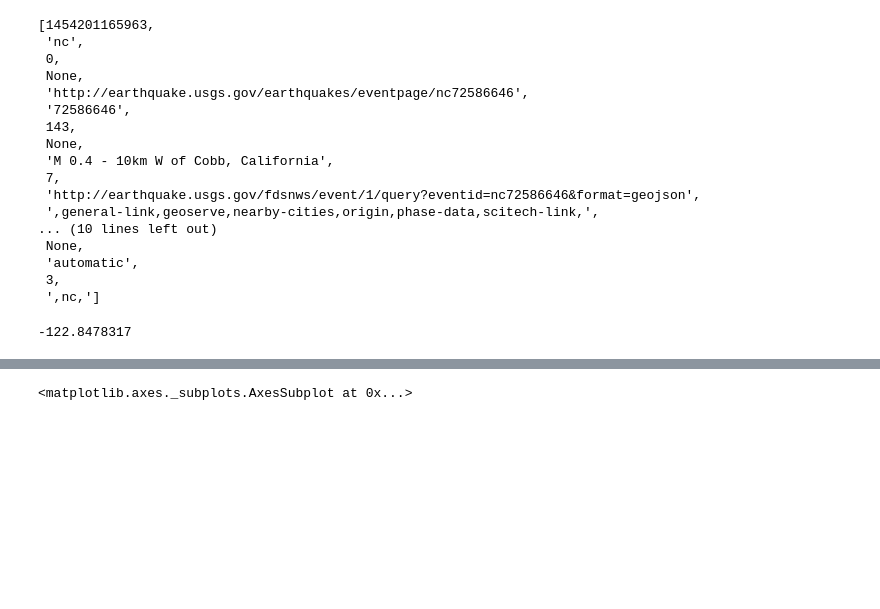
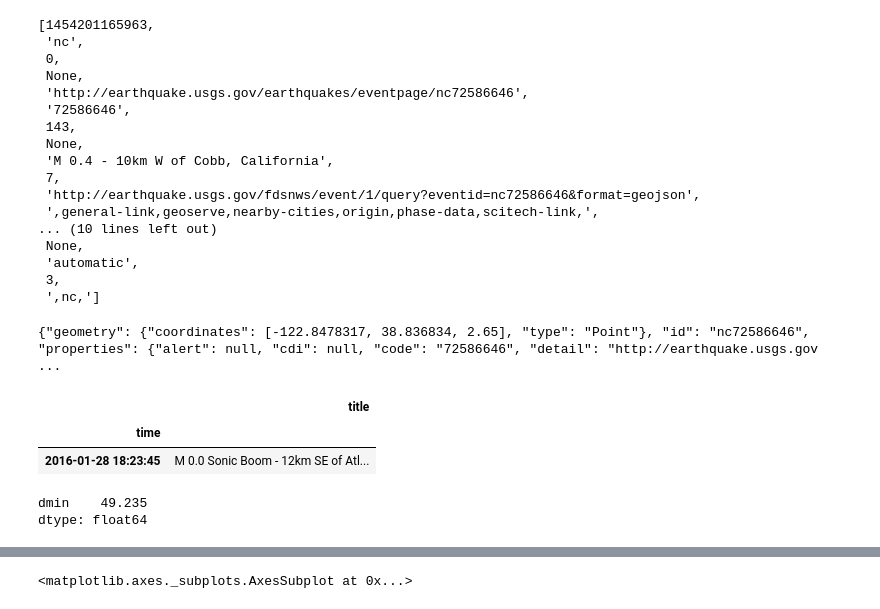
Before and after one commit to nilavghosh/EarthQuakeAnalysis, a Jupyter notebook: Earthquake_Data.ipynb, the cells around one changed output, grey strips where cells are left out. Drawn from its saved outputs; the diff is of its cells as text; code cells hidden in the pictures; blank space fills up the shorter version.

```diff
--- a/Earthquake_Data.ipynb
+++ b/Earthquake_Data.ipynb
@@ -163,7 +141,7 @@ annual_earthquakes = pickle.load( open( "earthquake_2016.p", "rb" ) )
 # %%
-annual_earthquakes[0].geometry.coordinates[0]
+annual_earthquakes[0]
 # %% [output]
--122.8478317
+{"geometry": {"coordinates": [-122.8478317, 38.836834, 2.65], "type": "Point"}, "id": "nc72586646", "properties": {"alert": null, "cdi": null, "code": "72586646", "detail": "http://earthquake.usgs.gov ...
 # %%
 cnt = 0
 proplist = list()
@@ -185,3 +163,17 @@ df.index = pd.to_datetime(df.index ,unit='ms')
 df = df.convert_objects(convert_numeric=True)
 df = df.fillna(0)
 df = df.sort_index()
+# %%
+# Sonic Boom
+df[df.index == '2016-01-28 18:23:45.000' ][['title']]
+
+# df[df.index == '2016-01-17 10:21:00.190' ][['title']]
+# %% [output]
+|  | title |
+| time |  |
+| 2016-01-28 18:23:45 | M 0.0 Sonic Boom - 12km SE of Atl... |
+# %%
+df[['dmin']].max()
+# %% [output]
+dmin    49.235
+dtype: float64
```
Also changed, not shown: parts of 17 cells of this notebook, 5 other files.
